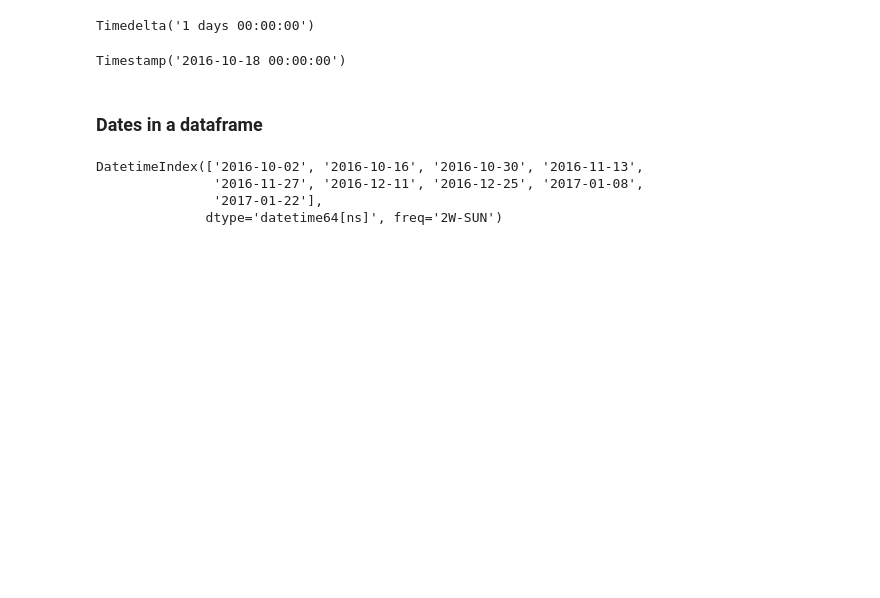
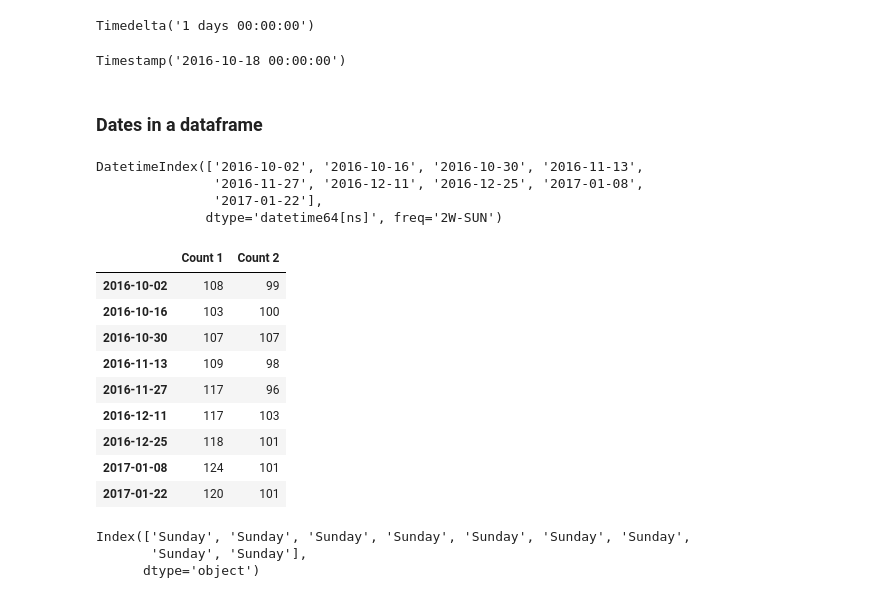
Before and after one commit to johnnyjw/mich-python-data-sci, a Jupyter notebook: week3.ipynb, the cells around one changed output. Saved outputs shown, nothing was run; the diff lists cells and outputs as text; code cells hidden in the pictures; blank space fills up the shorter version.

```diff
--- a/week3.ipynb
+++ b/week3.ipynb
@@ -605,3 +605,24 @@ DatetimeIndex(['2016-10-02', '2016-10-16', '2016-10-30', '2016-11-13',
                '2016-11-27', '2016-12-11', '2016-12-25', '2017-01-08',
                '2017-01-22'],
               dtype='datetime64[ns]', freq='2W-SUN')
+# %%
+df = pd.DataFrame({'Count 1': 100 + np.random.randint(-5,10,9).cumsum(),
+                  'Count 2': 100 + np.random.randint(-5,10, 9)}, index=dates)
+df
+# %% [output]
+|  | Count 1 | Count 2 |
+| 2016-10-02 | 108 | 99 |
+| 2016-10-16 | 103 | 100 |
+| 2016-10-30 | 107 | 107 |
+| 2016-11-13 | 109 | 98 |
+| 2016-11-27 | 117 | 96 |
+| 2016-12-11 | 117 | 103 |
+| 2016-12-25 | 118 | 101 |
+| 2017-01-08 | 124 | 101 |
+| 2017-01-22 | 120 | 101 |
+# %%
+df.index.weekday_name
+# %% [output]
+Index(['Sunday', 'Sunday', 'Sunday', 'Sunday', 'Sunday', 'Sunday', 'Sunday',
+       'Sunday', 'Sunday'],
+      dtype='object')
```
Also changed, not shown: parts of 7 cells of this notebook, 4 other files.
